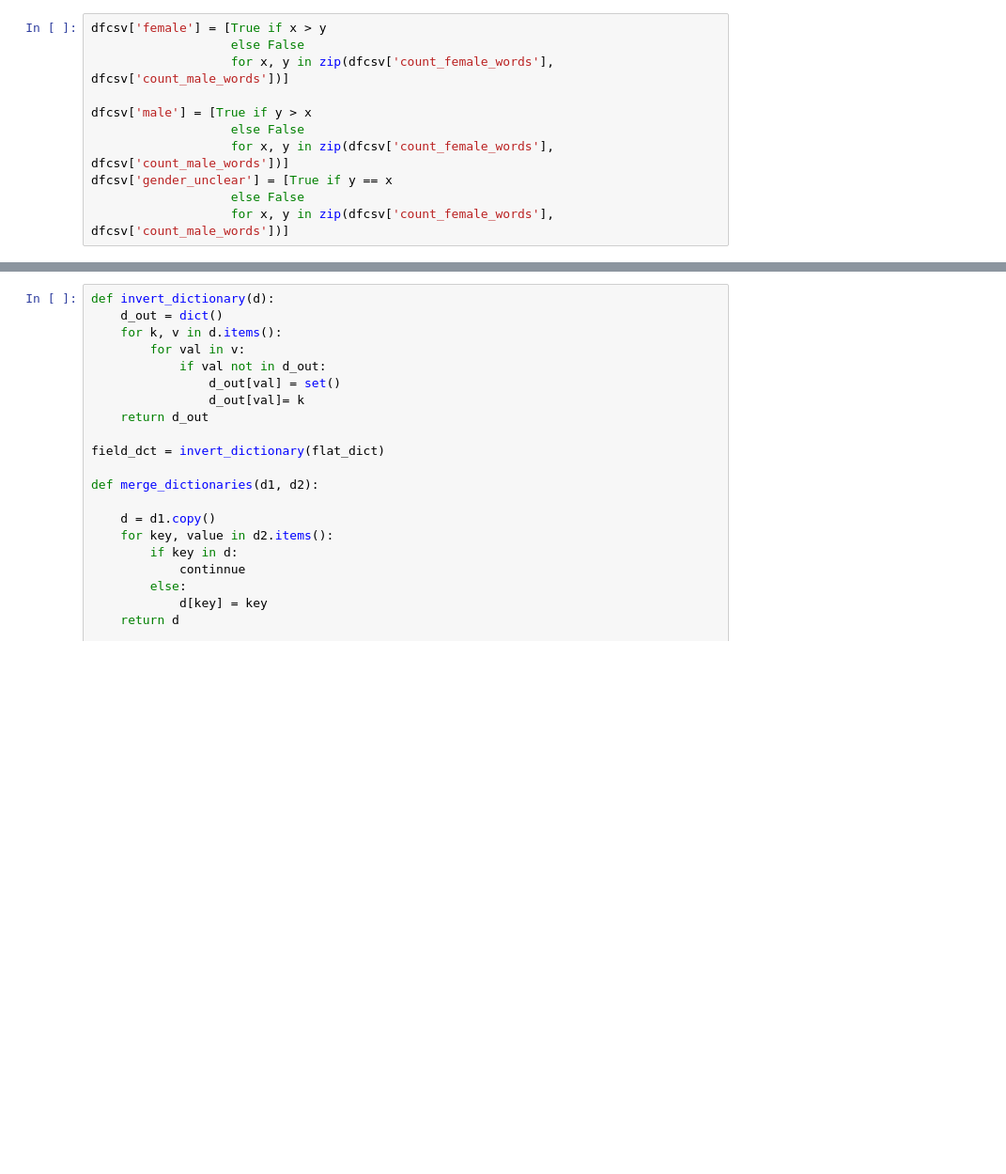
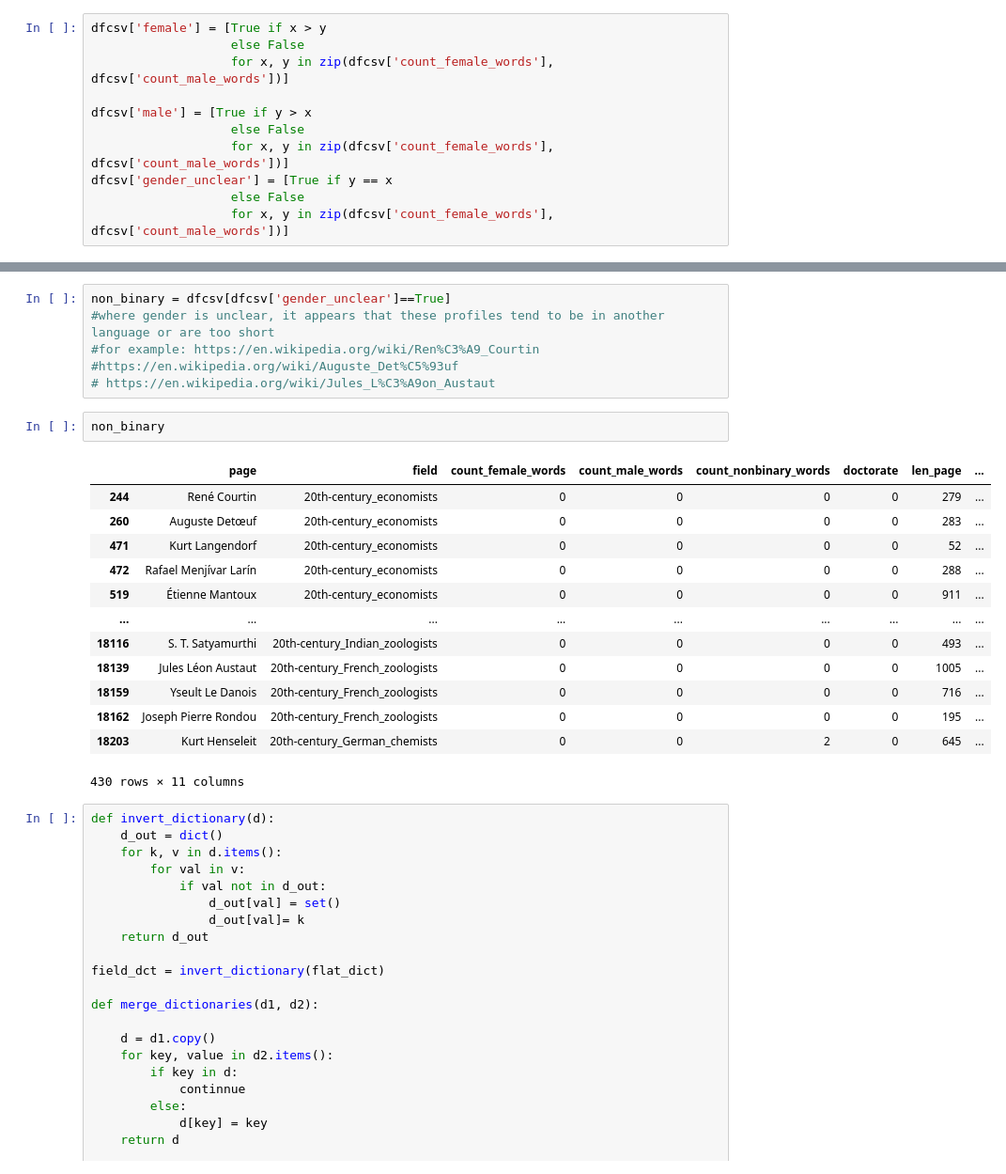
Before and after one commit to isbhsun/Gender-Gap-Analysis, a Jupyter notebook: data_analysis.ipynb, the cells around one changed output, grey strips where cells are left out. Shown at 94% size. Cells and saved outputs as stored; diff of their text form; blank space fills up the shorter version.

```diff
--- a/data_analysis.ipynb
+++ b/data_analysis.ipynb
@@ -240,3 +235,25 @@ dfcsv
+# %%
+non_binary = dfcsv[dfcsv['gender_unclear']==True]
+#where gender is unclear, it appears that these profiles tend to be in another language or are too short
+#for example: https://en.wikipedia.org/wiki/Ren%C3%A9_Courtin
+#https://en.wikipedia.org/wiki/Auguste_Det%C5%93uf
+# https://en.wikipedia.org/wiki/Jules_L%C3%A9on_Austaut
+# %%
+non_binary
+# %% [output]
+|  | page | field | count_female_words | count_male_words | count_nonbinary_words | doctorate | len_page | ... |
+| 244 | René Courtin | 20th-century_economists | 0 | 0 | 0 | 0 | 279 | ... |
+| 260 | Auguste Detœuf | 20th-century_economists | 0 | 0 | 0 | 0 | 283 | ... |
+| 471 | Kurt Langendorf | 20th-century_economists | 0 | 0 | 0 | 0 | 52 | ... |
+| 472 | Rafael Menjívar Larín | 20th-century_economists | 0 | 0 | 0 | 0 | 288 | ... |
+| 519 | Étienne Mantoux | 20th-century_economists | 0 | 0 | 0 | 0 | 911 | ... |
+| ... | ... | ... | ... | ... | ... | ... | ... | ... |
+| 18116 | S. T. Satyamurthi | 20th-century_Indian_zoologists | 0 | 0 | 0 | 0 | 493 | ... |
+| 18139 | Jules Léon Austaut | 20th-century_French_zoologists | 0 | 0 | 0 | 0 | 1005 | ... |
+| 18159 | Yseult Le Danois | 20th-century_French_zoologists | 0 | 0 | 0 | 0 | 716 | ... |
+| 18162 | Joseph Pierre Rondou | 20th-century_French_zoologists | 0 | 0 | 0 | 0 | 195 | ... |
+| 18203 | Kurt Henseleit | 20th-century_German_chemists | 0 | 0 | 2 | 0 | 645 | ... |
+430 rows × 11 columns
 # %%
 def invert_dictionary(d):
     d_out = dict()
```
Also changed, not shown: parts of 26 cells of this notebook, 6 other files.
